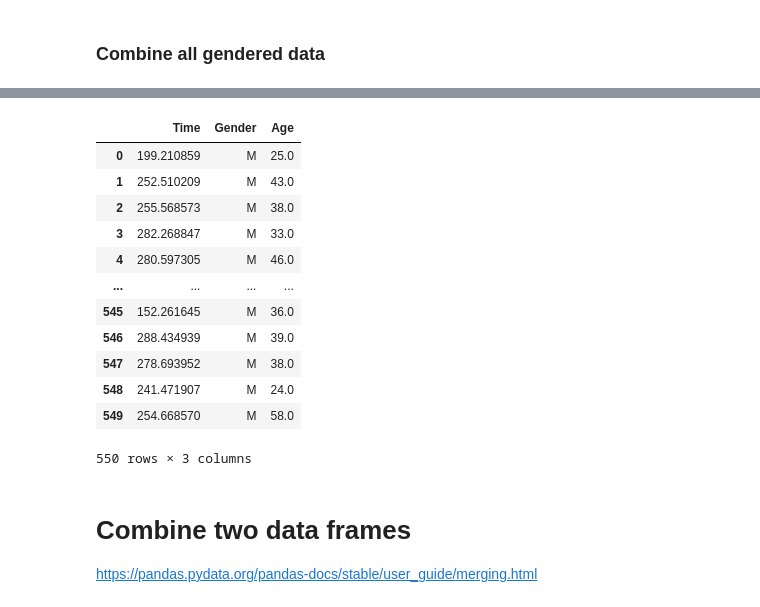
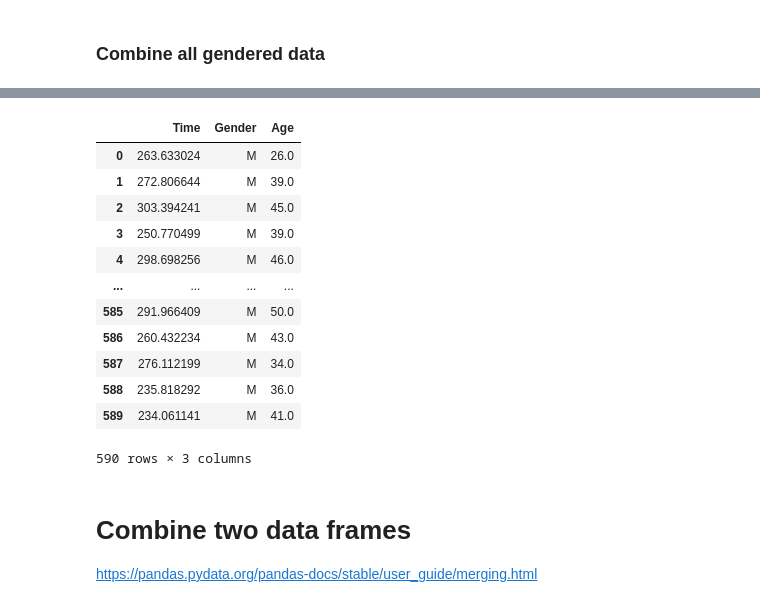
Before and after one commit to eoinlees/PforDA-Project-2020, a Jupyter notebook: PforDA-Project-2020.ipynb, the cells around one changed output, grey strips where cells are left out. Cells and saved outputs as stored; diff of their text form; code cells hidden in the pictures.

```diff
--- a/PforDA-Project-2020.ipynb
+++ b/PforDA-Project-2020.ipynb
@@ -555,11 +562,11 @@ Method found here https://stackoverflow.com/questions/36894191/how-to-get-a-norm
 # %%
-# Set male times: 550 male
+# Set male times: 590 male
 maleMarathonTime = get_truncated_normal(mean=256, sd=45, low=122, upp=400)
-maleTimes = maleMarathonTime.rvs(550)
+maleTimes = maleMarathonTime.rvs(590)
 
-# Set female times. 450 female
+# Set female times. 410 female
 femaleMarathonTime = get_truncated_normal(mean=300, sd=60, low=134, upp=400)
-femaleTimes = femaleMarathonTime.rvs(450)
+femaleTimes = femaleMarathonTime.rvs(410)
 # %% [markdown]
 ---------------------
 
@@ -727,13 +681,13 @@ Normal -
 #### Set ages for each gender
 # %%
 # Set male ages
-maleMarathonAges = get_truncated_normal(mean=35, sd=10, low=18, upp=75)
-maleAges = maleMarathonAges.rvs(550)
+maleMarathonAges = get_truncated_normal(mean=40, sd=10, low=18, upp=79)
+maleAges = maleMarathonAges.rvs(590)
 
 
 # Set female ages
-femaleMarathonAges = get_truncated_normal(mean=35, sd=10, low=17, upp=75)
-femaleAges = femaleMarathonAges.rvs(450)
+femaleMarathonAges = get_truncated_normal(mean=41, sd=10, low=18, upp=79)
+femaleAges = femaleMarathonAges.rvs(410)
 # %%
 femaleAgesMar = pd.Series(femaleAges) # https://pandas.pydata.org/pandas-docs/stable/reference/api/pandas.Series.html
 maleAgesMar = pd.Series(maleAges)
@@ -803,29 +821,29 @@ dfFemale
 # %%
 dfMale = pd.DataFrame(maleMarathon)
 
-Mgender = np.full(shape=550, fill_value="M", dtype=np.dtype(object))
+Mgender = np.full(shape=590, fill_value="M", dtype=np.dtype(object))
 dfMale['Gender'] = Mgender
 dfMale['Age'] = maleAges.round(0)
 dfMale = dfMale.rename(columns={0: "Time"})
 dfMale
 
 #frames = [df1, df2, df3]
 
 #n [5]: result = pd.concat(frames)dfMale
 # %% [output]
 |  | Time | Gender | Age |
-| 0 | 199.210859 | M | 25.0 |
-| 1 | 252.510209 | M | 43.0 |
-| 2 | 255.568573 | M | 38.0 |
-| 3 | 282.268847 | M | 33.0 |
-| 4 | 280.597305 | M | 46.0 |
+| 0 | 263.633024 | M | 26.0 |
+| 1 | 272.806644 | M | 39.0 |
+| 2 | 303.394241 | M | 45.0 |
+| 3 | 250.770499 | M | 39.0 |
+| 4 | 298.698256 | M | 46.0 |
 | ... | ... | ... | ... |
-| 545 | 152.261645 | M | 36.0 |
-| 546 | 288.434939 | M | 39.0 |
-| 547 | 278.693952 | M | 38.0 |
-| 548 | 241.471907 | M | 24.0 |
-| 549 | 254.668570 | M | 58.0 |
+| 585 | 291.966409 | M | 50.0 |
+| 586 | 260.432234 | M | 43.0 |
+| 587 | 276.112199 | M | 34.0 |
+| 588 | 235.818292 | M | 36.0 |
+| 589 | 234.061141 | M | 41.0 |
-550 rows × 3 columns
+590 rows × 3 columns
 # %% [markdown]
 # Combine two data frames
 
```
Also changed, not shown: parts of 32 cells of this notebook.
